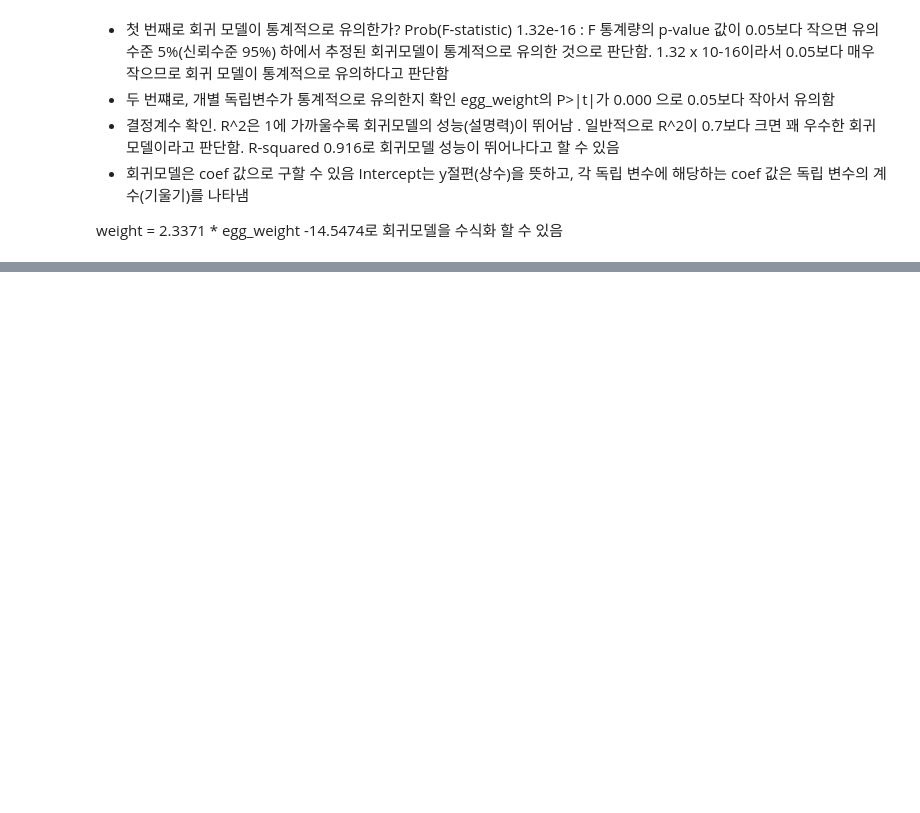
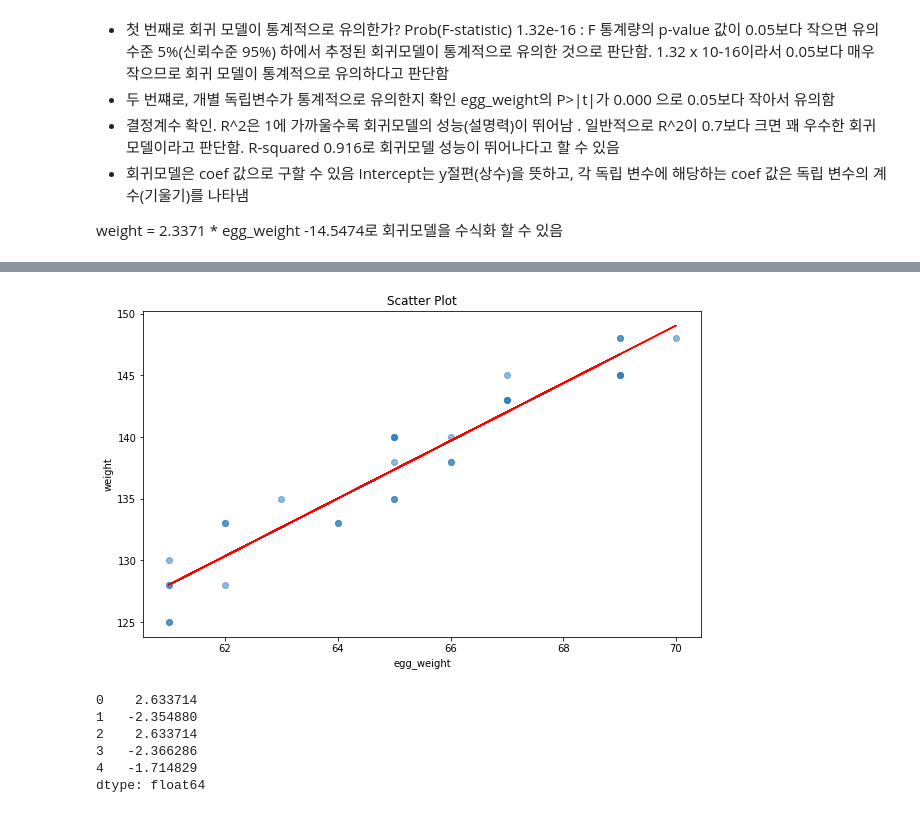
Before and after one commit to heyggun/Data_EDA, a Jupyter notebook: 현장에서_바로_써먹는_데이터_분석_with_파이썬_(1).ipynb, the cells around one changed output, grey strips where cells are left out. Saved outputs shown, nothing was run; the diff lists cells and outputs as text; code cells hidden in the pictures; blank space fills up the shorter version.

```diff
--- a/현장에서_바로_써먹는_데이터_분석_with_파이썬_(1).ipynb
+++ b/현장에서_바로_써먹는_데이터_분석_with_파이썬_(1).ipynb
@@ -614,3 +623,27 @@ Warnings:
 [1] Standard Errors assume that the covariance matrix of the errors is correctly specified.
 [2] The condition number is large, 1.51e+03. This might indicate that there are
 strong multicollinearity or other numerical problems.
+# %%
+# 종란 무게에 따른 병아리 몸무게 산점도
+
+plt.figure(figsize=(10,6))
+plt.scatter(w['egg_weight'], w['weight'], alpha=.5)
+plt.plot(w['egg_weight'], w['egg_weight']*2.3371 - 14.5475, color='red')
+# plt.text(1,1, 'weigth=2.3371*egg_wieght -14.5475', fontsize=12)
+plt.title('Scatter Plot')
+plt.xlabel('egg_weight')
+plt.ylabel('weight')
+plt.show()
+# %% [output]
+[figure, added]
+# %%
+# 잔차 5개 확인
+
+result_lm.resid.head()
+# %% [output]
+0    2.633714
+1   -2.354880
+2    2.633714
+3   -2.366286
+4   -1.714829
+dtype: float64
```
Also changed, not shown: parts of 38 cells of this notebook.
